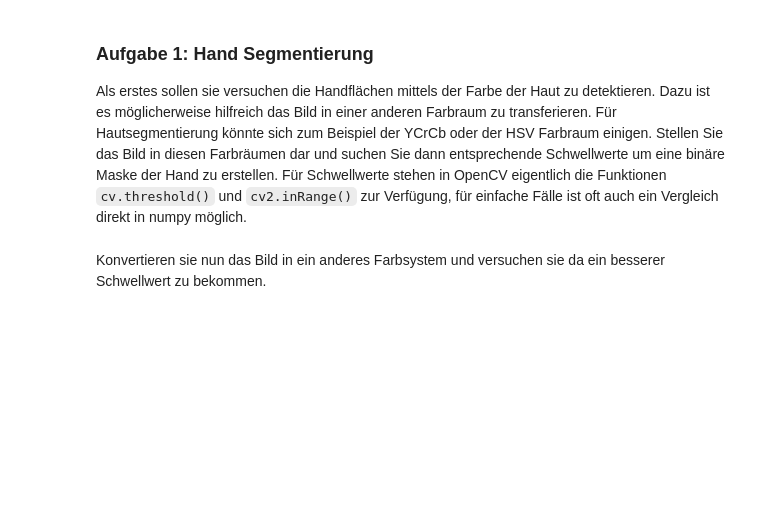
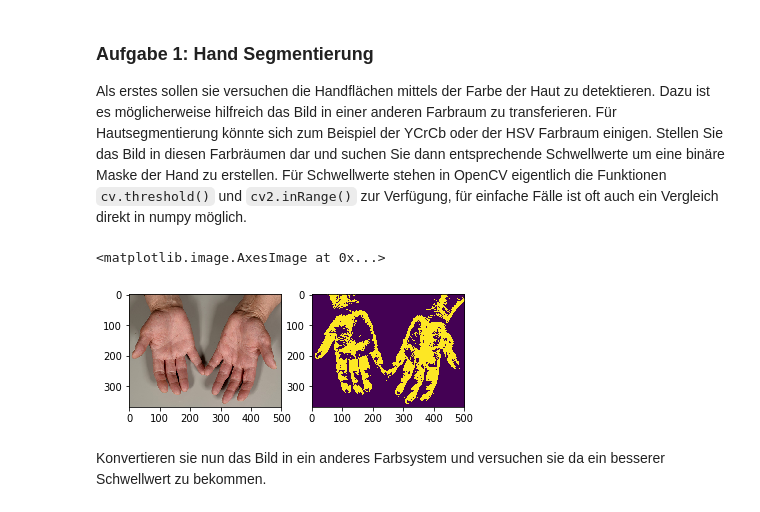
Before and after one commit to tschibu/hslu-ipcv-exercises, a Jupyter notebook: exercise02/opencv_uebung2.ipynb, the cells around one changed output. Cells and saved outputs as stored; diff of their text form; code cells hidden in the pictures; blank space fills up the shorter version.

```diff
--- a/exercise02/opencv_uebung2.ipynb
+++ b/exercise02/opencv_uebung2.ipynb
@@ -25,19 +24,22 @@ mpl.rcParams["figure.figsize"] = [10,5]
 
 Als erstes sollen sie versuchen die Handflächen mittels der Farbe der Haut zu detektieren. Dazu ist es möglicherweise hilfreich das Bild in einer anderen Farbraum zu transferieren. Für Hautsegmentierung könnte sich zum Beispiel der YCrCb oder der HSV Farbraum einigen. Stellen Sie das Bild in diesen Farbräumen dar und suchen Sie dann entsprechende Schwellwerte um eine binäre Maske der Hand zu erstellen. Für Schwellwerte stehen in OpenCV eigentlich die Funktionen `cv.threshold()` und `cv2.inRange()` zur Verfügung, für einfache Fälle ist oft auch ein Vergleich direkt in numpy möglich.
 # %%
-image_grey_back = cv2.imread('images/hand_grey_small.png')
+image_grey_back = cv2.imread('../data/hand_grey_small.png')
 image_grey_back = cv2.cvtColor(image_grey_back, cv2.COLOR_BGR2RGB)
 
 # simple threshold in RGB
 min = np.array([150, 0, 0])
 max = np.array([255, 140, 150])
 
 skin_image = cv2.inRange(image_grey_back, min, max)
 
 plt.subplot(1, 2, 1)
 plt.imshow(image_grey_back)
 plt.subplot(1, 2, 2)
 plt.imshow(skin_image)
+# %% [output]
+<matplotlib.image.AxesImage at 0x...>
+[figure, added]
 # %% [markdown]
 Konvertieren sie nun das Bild in ein anderes Farbsystem und versuchen sie da ein besserer Schwellwert zu bekommen.
 # %%
```
Also changed, not shown: parts of 4 cells of this notebook.
